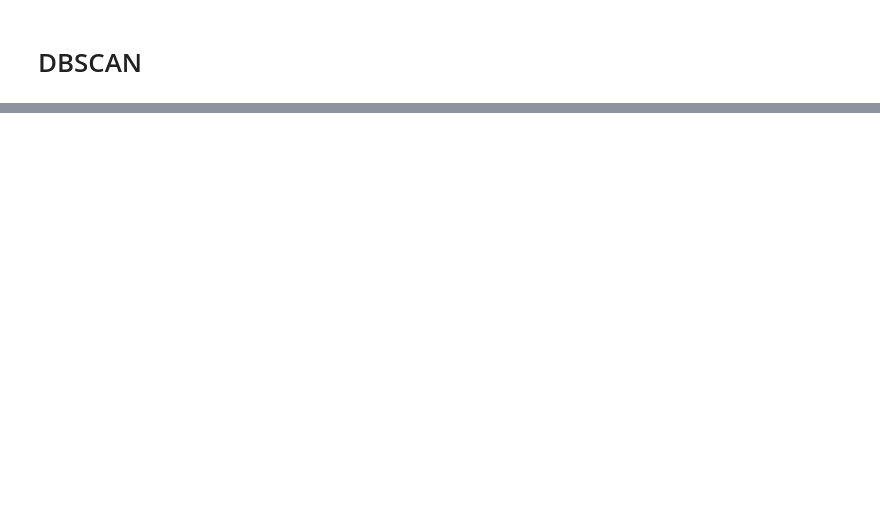
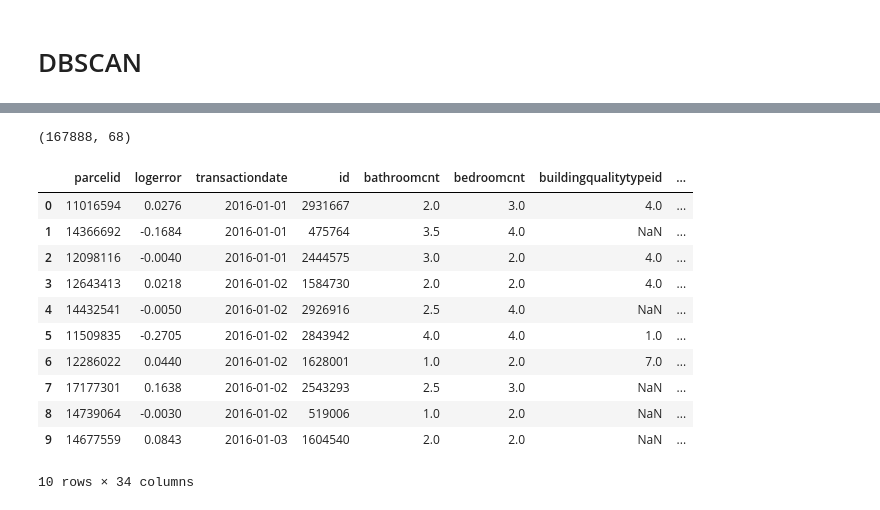
Before and after one commit to ecdedios/ds-methodologies-exercises, a Jupyter notebook: anomaly_detection.ipynb, the cells around one changed output, grey strips where cells are left out. Drawn from its saved outputs; the diff is of its cells as text; code cells hidden in the pictures; blank space fills up the shorter version.

```diff
--- a/anomaly_detection.ipynb
+++ b/anomaly_detection.ipynb
@@ -556,0 +392,4 @@ Text(0.5, 0, 'Grocery')
+# %%
+df.shape
+# %% [output]
+(167888, 68)
@@ -556,0 +398,15 @@ Text(0.5, 0, 'Grocery')
+# %%
+df.head(10)
+# %% [output]
+|  | parcelid | logerror | transactiondate | id | bathroomcnt | bedroomcnt | buildingqualitytypeid | ... |
+| 0 | 11016594 | 0.0276 | 2016-01-01 | 2931667 | 2.0 | 3.0 | 4.0 | ... |
+| 1 | 14366692 | -0.1684 | 2016-01-01 | 475764 | 3.5 | 4.0 | NaN | ... |
+| 2 | 12098116 | -0.0040 | 2016-01-01 | 2444575 | 3.0 | 2.0 | 4.0 | ... |
+| 3 | 12643413 | 0.0218 | 2016-01-02 | 1584730 | 2.0 | 2.0 | 4.0 | ... |
+| 4 | 14432541 | -0.0050 | 2016-01-02 | 2926916 | 2.5 | 4.0 | NaN | ... |
+| 5 | 11509835 | -0.2705 | 2016-01-02 | 2843942 | 4.0 | 4.0 | 1.0 | ... |
+| 6 | 12286022 | 0.0440 | 2016-01-02 | 1628001 | 1.0 | 2.0 | 7.0 | ... |
+| 7 | 17177301 | 0.1638 | 2016-01-02 | 2543293 | 2.5 | 3.0 | NaN | ... |
+| 8 | 14739064 | -0.0030 | 2016-01-02 | 519006 | 1.0 | 2.0 | NaN | ... |
+| 9 | 14677559 | 0.0843 | 2016-01-03 | 1604540 | 2.0 | 2.0 | NaN | ... |
+10 rows × 34 columns
```
Also changed, not shown: parts of 53 cells of this notebook, 1 other file.
